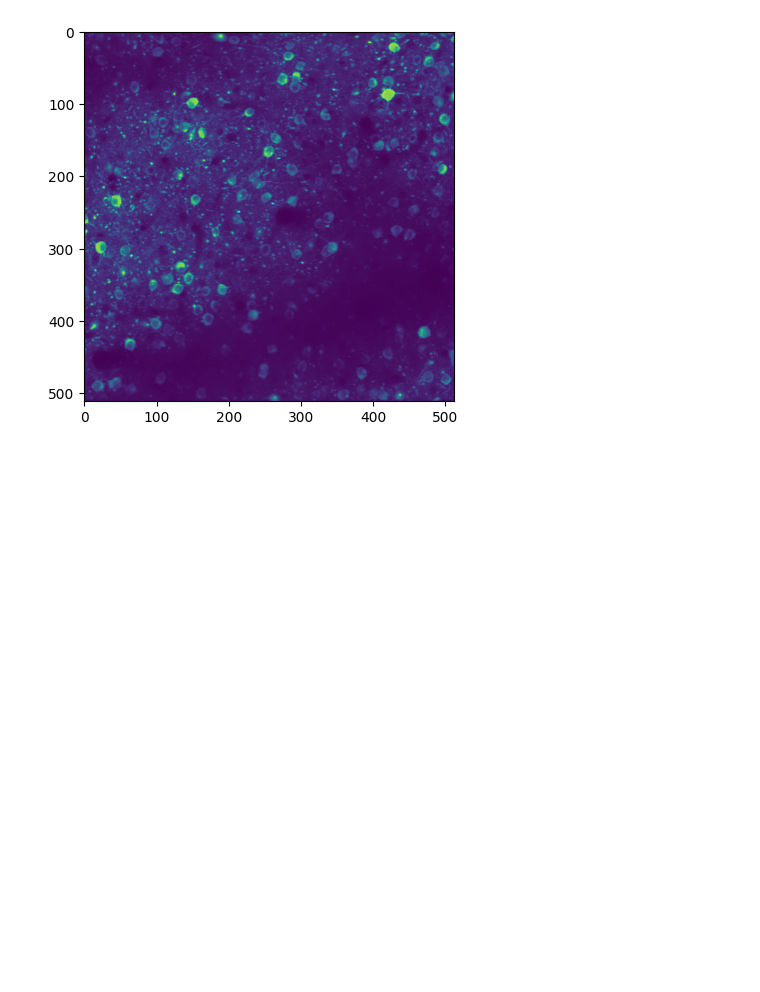
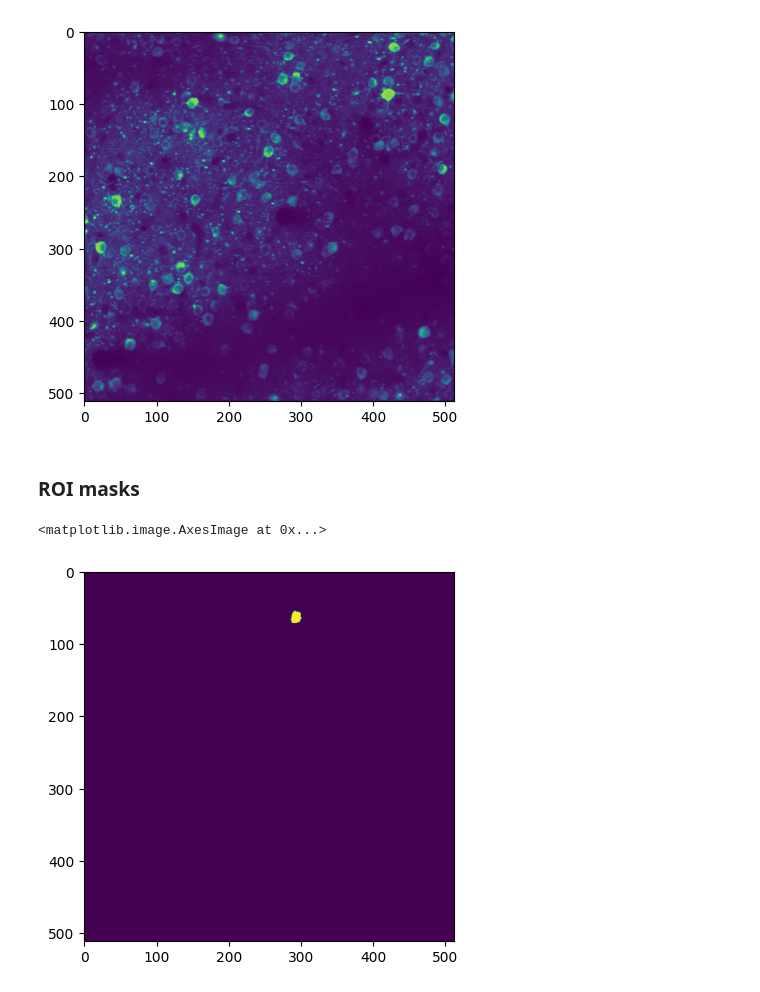
Before and after one commit to arunneru/AllenInst_Neuro, a Jupyter notebook: followingTuts_2Photon.ipynb, the cells around one changed output. Saved outputs shown, nothing was run; the diff lists cells and outputs as text; code cells hidden in the pictures; blank space fills up the shorter version.

```diff
--- a/followingTuts_2Photon.ipynb
+++ b/followingTuts_2Photon.ipynb
@@ -127,3 +127,12 @@ plt.imshow(max_projection)
 # %% [output]
 <matplotlib.image.AxesImage at 0x...>
 [figure]
+# %% [markdown]
+### ROI masks
+# %%
+rois = data_set.get_roi_mask_array()
+# %%
+plt.imshow(rois[0,:,:])
+# %% [output]
+<matplotlib.image.AxesImage at 0x...>
+[figure, added]
```
Also changed, not shown: parts of 2 cells of this notebook.
